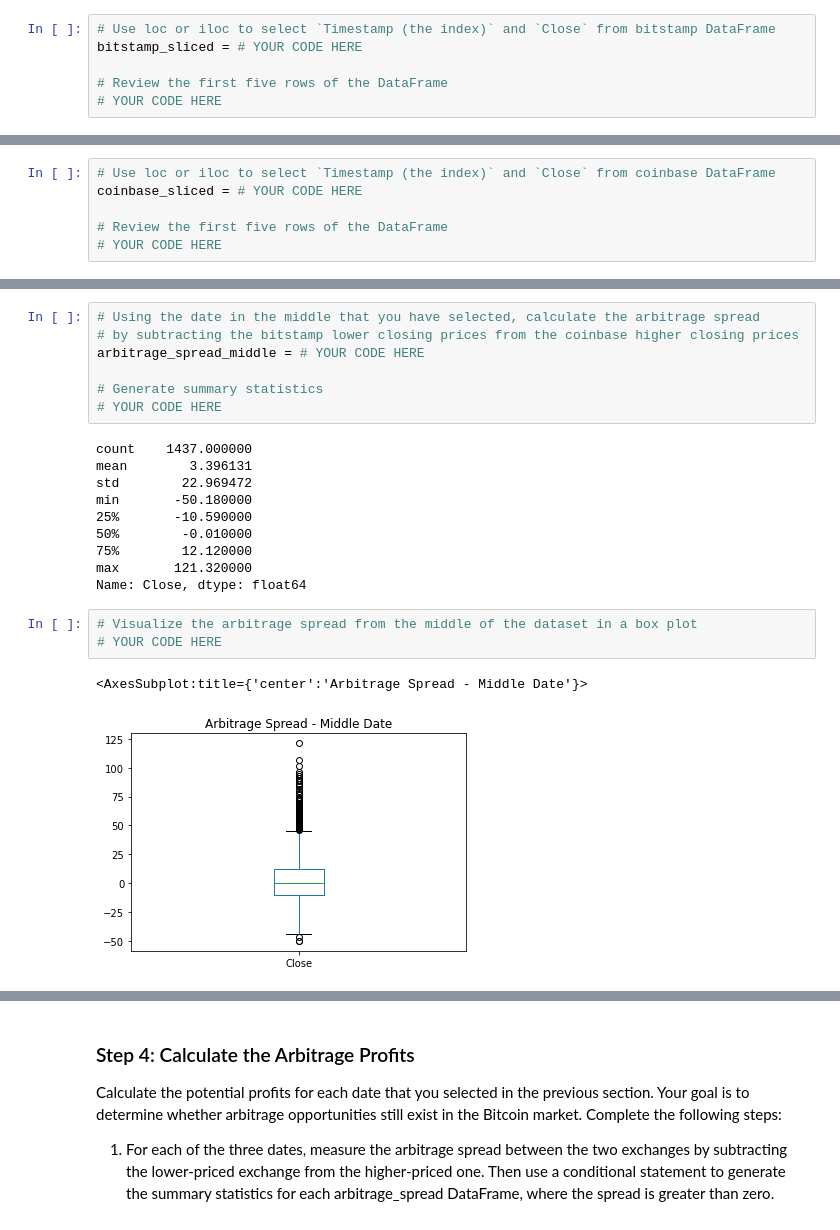
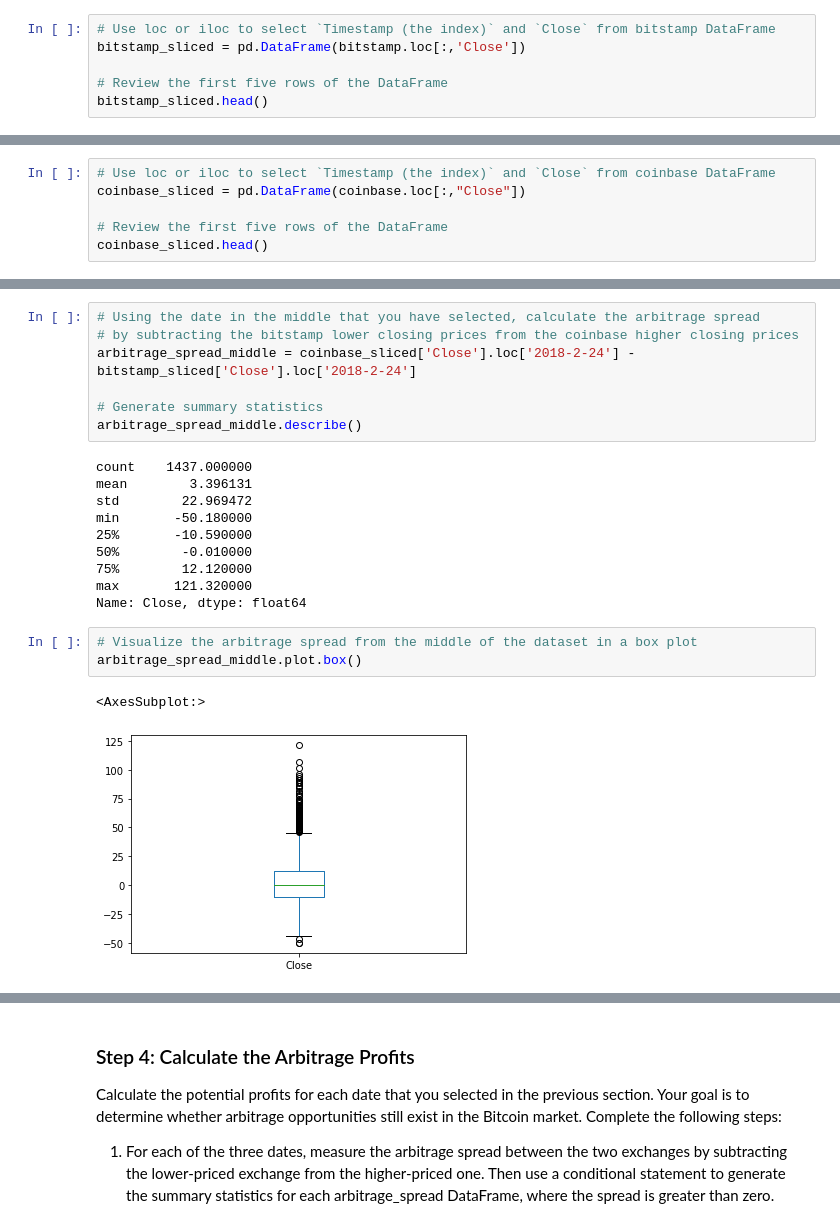
Before and after one commit to blandwhite/Challenge_3, a Jupyter notebook: crypto_arbitrage.ipynb, the cells around one changed output, grey strips where cells are left out. Cells and saved outputs as stored; diff of their text form.

```diff
--- a/crypto_arbitrage.ipynb
+++ b/crypto_arbitrage.ipynb
@@ -491,9 +510,9 @@ Select the data you want to analyze. Use `loc` or `iloc` to select the following
 # %%
 # Use loc or iloc to select `Timestamp (the index)` and `Close` from bitstamp DataFrame
-bitstamp_sliced = # YOUR CODE HERE
+bitstamp_sliced = pd.DataFrame(bitstamp.loc[:,'Close'])
 
 # Review the first five rows of the DataFrame
-# YOUR CODE HERE
+bitstamp_sliced.head()
 # %% [output]
 |  | Close |
 | Timestamp |  |
@@ -505,9 +547,9 @@ bitstamp_sliced = # YOUR CODE HERE
 # %%
 # Use loc or iloc to select `Timestamp (the index)` and `Close` from coinbase DataFrame
-coinbase_sliced = # YOUR CODE HERE
+coinbase_sliced = pd.DataFrame(coinbase.loc[:,"Close"])
 
 # Review the first five rows of the DataFrame
-# YOUR CODE HERE
+coinbase_sliced.head()
 # %% [output]
 |  | Close |
 | Timestamp |  |
@@ -644,10 +691,10 @@ Name: Close, dtype: float64
 # %%
 # Using the date in the middle that you have selected, calculate the arbitrage spread
 # by subtracting the bitstamp lower closing prices from the coinbase higher closing prices
-arbitrage_spread_middle = # YOUR CODE HERE
+arbitrage_spread_middle = coinbase_sliced['Close'].loc['2018-2-24'] - bitstamp_sliced['Close'].loc['2018-2-24']
 
 # Generate summary statistics
-# YOUR CODE HERE
+arbitrage_spread_middle.describe()
 # %% [output]
 count    1437.000000
 mean        3.396131
@@ -660,10 +707,10 @@ max       121.320000
 Name: Close, dtype: float64
 # %%
 # Visualize the arbitrage spread from the middle of the dataset in a box plot
-# YOUR CODE HERE
+arbitrage_spread_middle.plot.box()
 # %% [output]
-<AxesSubplot:title={'center':'Arbitrage Spread - Middle Date'}>
+<AxesSubplot:>
-[figure, old version]
+[figure, new version]
 # %%
 # Create an overlay plot that visualizes the two dataframes over a period of one day from late in the dataset.
 # Be sure that the plots include the parameters `legend`, `figsize`, `title`, `color` and `label`
```
Also changed, not shown: parts of 19 cells of this notebook.
